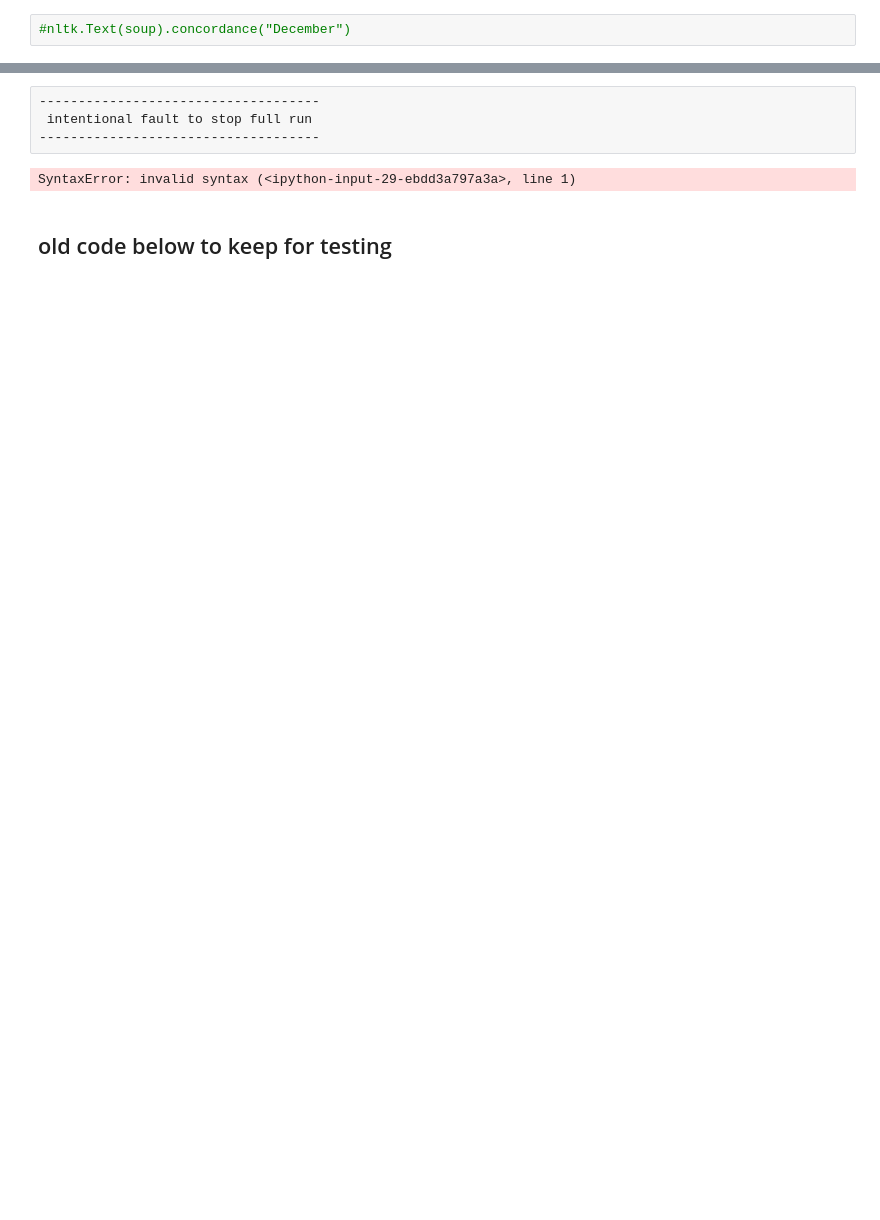
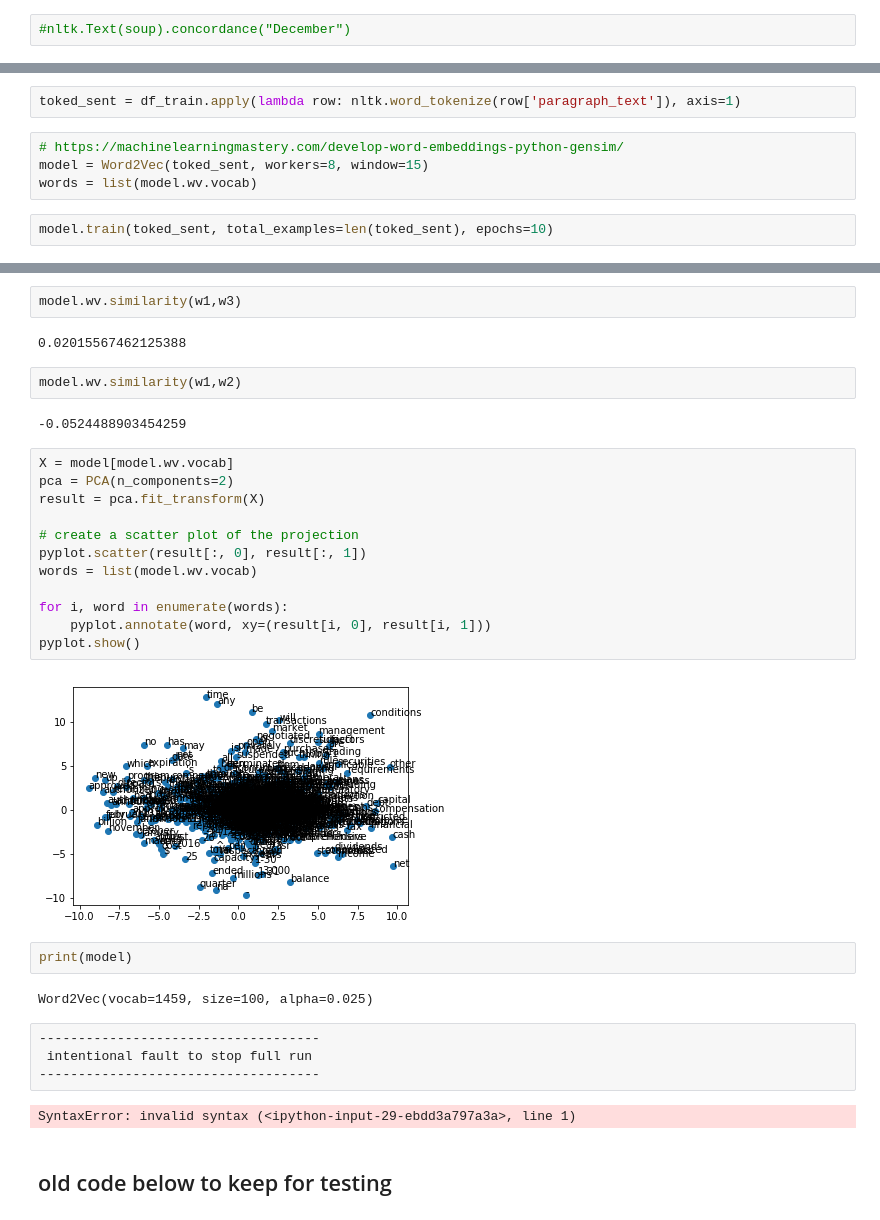
Before and after one commit to DataScienceBS/data-question-8-splashing-lionesses, a Jupyter notebook: New Constructs.ipynb, the cells around one changed output, grey strips where cells are left out. Drawn from its saved outputs; the diff is of its cells as text; blank space fills up the shorter version.

Commit message:
df created from dicts. word2vec start

```diff
--- a/New Constructs.ipynb
+++ b/New Constructs.ipynb
@@ -113,0 +135,8 @@ compiled_df.to_csv('two_files_process.csv')
+# %%
+toked_sent = df_train.apply(lambda row: nltk.word_tokenize(row['paragraph_text']), axis=1)
+# %%
+# https://machinelearningmastery.com/develop-word-embeddings-python-gensim/
+model = Word2Vec(toked_sent, workers=8, window=15)
+words = list(model.wv.vocab)
+# %%
+model.train(toked_sent, total_examples=len(toked_sent), epochs=10)
@@ -114,3 +187,29 @@ compiled_df.to_csv('two_files_process.csv')
+# %%
+model.wv.similarity(w1,w3)
+# %% [output]
+0.02015567462125388
+# %%
+model.wv.similarity(w1,w2)
+# %% [output]
+-0.0524488903454259
+# %%
+X = model[model.wv.vocab]
+pca = PCA(n_components=2)
+result = pca.fit_transform(X)
+
+# create a scatter plot of the projection
+pyplot.scatter(result[:, 0], result[:, 1])
+words = list(model.wv.vocab)
+
+for i, word in enumerate(words):
+    pyplot.annotate(word, xy=(result[i, 0], result[i, 1]))
+pyplot.show()
+# %% [output]
+[figure, added]
+# %%
+print(model)
+# %% [output]
+Word2Vec(vocab=1459, size=100, alpha=0.025)
 # %%
 ------------------------------------
  intentional fault to stop full run
```
Also changed, not shown: parts of 16 cells of this notebook, 1 other file.
